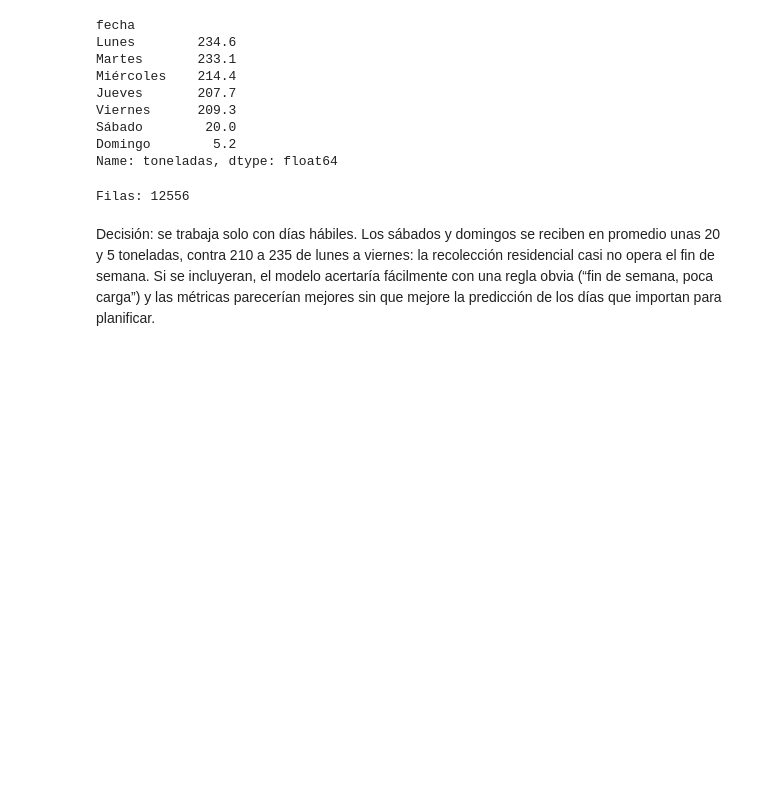
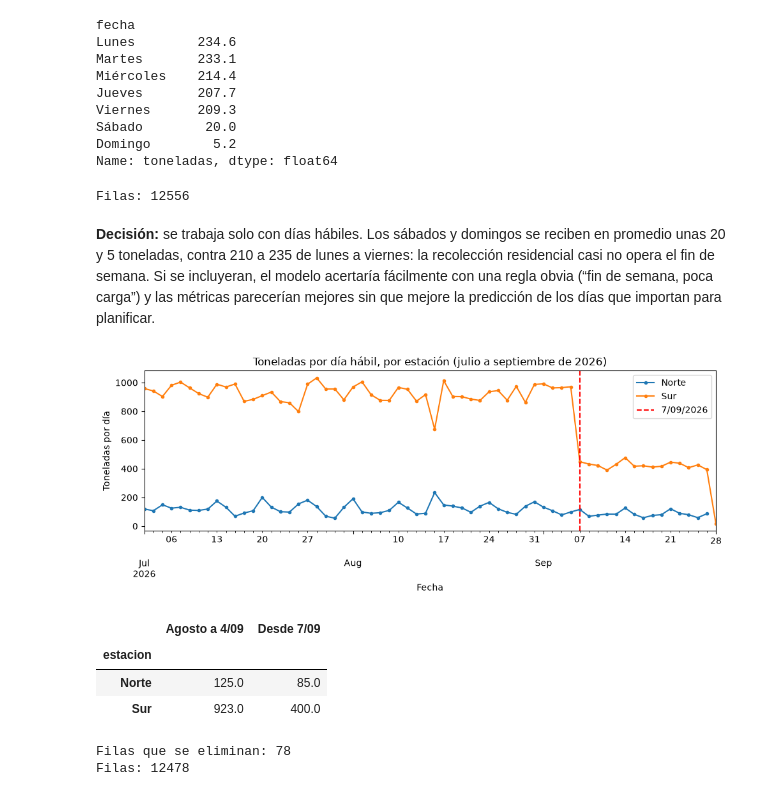
Before and after one commit to Naccho27/tp-predictivos, a Jupyter notebook: notebooks/01_preparacion.ipynb, the cells around one changed output. Saved outputs shown, nothing was run; the diff lists cells and outputs as text; code cells hidden in the pictures; blank space fills up the shorter version.

Commit message:
Notebook 01: corte de datos incompletos (4/09/2026), variable sin_recoleccion y resumen

```diff
--- a/notebooks/01_preparacion.ipynb
+++ b/notebooks/01_preparacion.ipynb
@@ -376,4 +389,46 @@ print("Filas:", len(df))
 # %% [output]
 Filas: 12556
 # %% [markdown]
-Decisión: se trabaja solo con días hábiles. Los sábados y domingos se reciben en promedio unas 20 y 5 toneladas, contra 210 a 235 de lunes a viernes: la recolección residencial casi no opera el fin de semana. Si se incluyeran, el modelo acertaría fácilmente con una regla obvia (“fin de semana, poca carga”) y las métricas parecerían mejores sin que mejore la predicción de los días que importan para planificar.
+**Decisión:** se trabaja solo con días hábiles. Los sábados y domingos se reciben en promedio unas 20 y 5 toneladas, contra 210 a 235 de lunes a viernes: la recolección residencial casi no opera el fin de semana. Si se incluyeran, el modelo acertaría fácilmente con una regla obvia (“fin de semana, poca carga”) y las métricas parecerían mejores sin que mejore la predicción de los días que importan para planificar.
+# %%
+# Paso 10 bis · Datos recientes incompletos
+
+# Qué hacemos: revisar si los últimos días del dataset están completos.
+# Por qué: Seattle sigue actualizando el dataset, y los días más recientes
+# pueden estar cargados a medias. Si los usamos para evaluar, mediríamos
+# el error de la carga de datos, no el error del modelo.
+
+# Tomamos desde julio de 2026 y sumamos las toneladas de cada estación por día
+reciente = df[df["fecha"] >= "2026-07-01"]
+diario = reciente.groupby(["fecha", "estacion"])["toneladas"].sum().unstack()
+
+ax = diario.plot(marker=".", figsize=(10, 4))
+# Línea vertical en el primer día con datos anómalos
+ax.axvline(pd.Timestamp("2026-09-07"), color="red", linestyle="--", label="7/09/2026")
+ax.set_title("Toneladas por día hábil, por estación (julio a septiembre de 2026)")
+ax.set_xlabel("Fecha")
+ax.set_ylabel("Toneladas por día")
+ax.legend()
+plt.tight_layout()
+plt.show()
+
+# Promedio diario antes y después del 7/09
+antes = diario.loc["2026-08-01":"2026-09-04"].mean().round(0)
+despues = diario.loc["2026-09-07":].mean().round(0)
+pd.DataFrame({"Agosto a 4/09": antes, "Desde 7/09": despues})
+# %% [output]
+[figure, added]
+|  | Agosto a 4/09 | Desde 7/09 |
+| estacion |  |  |
+| Norte | 125.0 | 85.0 |
+| Sur | 923.0 | 400.0 |
+# %%
+# Último día con datos completos: viernes 4/09/2026
+FECHA_FIN = "2026-09-04"
+
+print("Filas que se eliminan:", (df["fecha"] > FECHA_FIN).sum())
+df = df[df["fecha"] <= FECHA_FIN]
+print("Filas:", len(df))
+# %% [output]
+Filas que se eliminan: 78
+Filas: 12478
```
Also changed, not shown: parts of 26 cells of this notebook, 1 other file.
